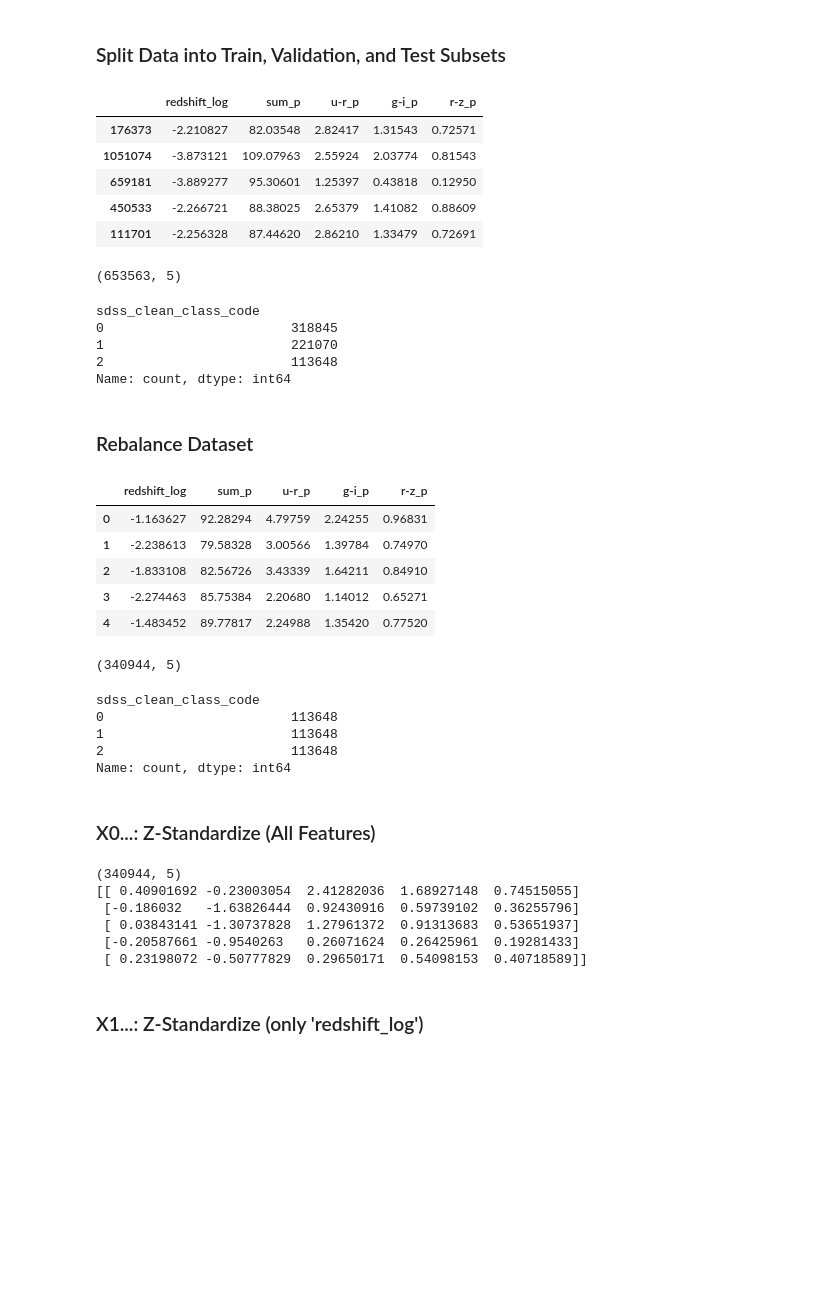
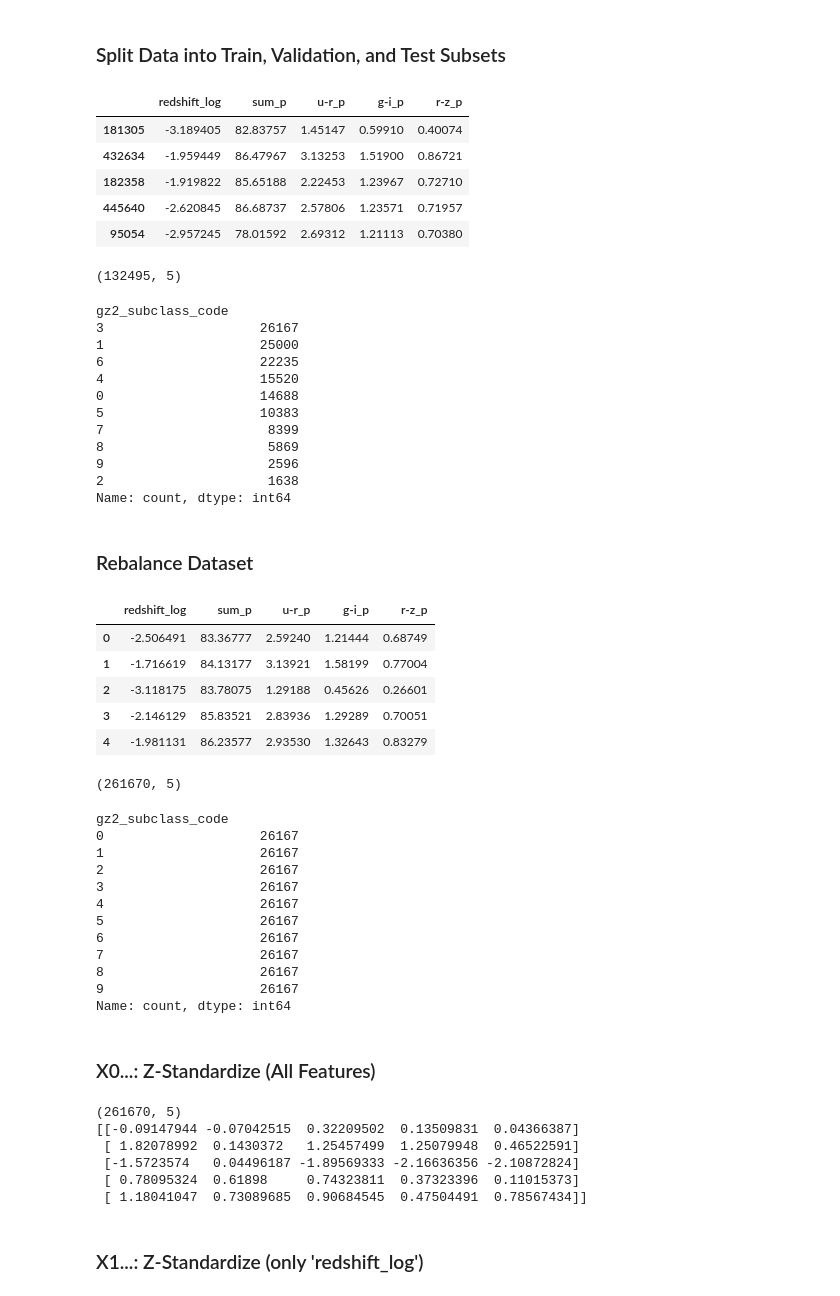
Before and after one commit to jspencermorris/galaxies_sdss, a Jupyter notebook: notebooks/jsm_modeling_tabular.ipynb, the cells around one changed output. Saved outputs shown, nothing was run; the diff lists cells and outputs as text; code cells hidden in the pictures; blank space fills up the shorter version.

```diff
--- a/notebooks/jsm_modeling_tabular.ipynb
+++ b/notebooks/jsm_modeling_tabular.ipynb
@@ -477,7 +528,7 @@ def jsm_plot_history(hist):
 # %%
 # specify secondary dataset based on inclusion of all objects ('superclass'), only labeled galaxies ('galaxies'), or only labeled stars ('stars')
 
-objects = 'superclass'
+objects = 'galaxies'
 
 class_column, sdss_secondary, label_map, label_codes, label_names = jsm_specify_objects(objects, min_set_size=1000)
 print(f"\n{class_column = }")
@@ -512,39 +563,53 @@ print(X_train.shape)
 display(y_train.value_counts())
 # %% [output]
 |  | redshift_log | sum_p | u-r_p | g-i_p | r-z_p |
-| 176373 | -2.210827 | 82.03548 | 2.82417 | 1.31543 | 0.72571 |
-| 1051074 | -3.873121 | 109.07963 | 2.55924 | 2.03774 | 0.81543 |
-| 659181 | -3.889277 | 95.30601 | 1.25397 | 0.43818 | 0.12950 |
-| 450533 | -2.266721 | 88.38025 | 2.65379 | 1.41082 | 0.88609 |
-| 111701 | -2.256328 | 87.44620 | 2.86210 | 1.33479 | 0.72691 |
+| 181305 | -3.189405 | 82.83757 | 1.45147 | 0.59910 | 0.40074 |
+| 432634 | -1.959449 | 86.47967 | 3.13253 | 1.51900 | 0.86721 |
+| 182358 | -1.919822 | 85.65188 | 2.22453 | 1.23967 | 0.72710 |
+| 445640 | -2.620845 | 86.68737 | 2.57806 | 1.23571 | 0.71957 |
+| 95054 | -2.957245 | 78.01592 | 2.69312 | 1.21113 | 0.70380 |
-(653563, 5)
+(132495, 5)
-sdss_clean_class_code
-0                        318845
-1                        221070
-2                        113648
+gz2_subclass_code
+3                    26167
+1                    25000
+6                    22235
+4                    15520
+0                    14688
+5                    10383
+7                     8399
+8                     5869
+9                     2596
+2                     1638
 Name: count, dtype: int64
 # %% [markdown]
 ### Rebalance Dataset
 # %%
 # balance dataset (returns as df)
 
-X_train, y_train = jsm_rebalance(X_train, y_train, class_column, mode='rarest') # mode is either 'smote' or 'rarest'
+X_train, y_train = jsm_rebalance(X_train, y_train, class_column, mode='smote') # mode is either 'smote' or 'rarest'
 
 display(X_train.head(5))
 print(X_train.shape)
 display(y_train.value_counts())
 # %% [output]
 |  | redshift_log | sum_p | u-r_p | g-i_p | r-z_p |
-| 0 | -1.163627 | 92.28294 | 4.79759 | 2.24255 | 0.96831 |
-| 1 | -2.238613 | 79.58328 | 3.00566 | 1.39784 | 0.74970 |
-| 2 | -1.833108 | 82.56726 | 3.43339 | 1.64211 | 0.84910 |
-| 3 | -2.274463 | 85.75384 | 2.20680 | 1.14012 | 0.65271 |
-| 4 | -1.483452 | 89.77817 | 2.24988 | 1.35420 | 0.77520 |
+| 0 | -2.506491 | 83.36777 | 2.59240 | 1.21444 | 0.68749 |
+| 1 | -1.716619 | 84.13177 | 3.13921 | 1.58199 | 0.77004 |
+| 2 | -3.118175 | 83.78075 | 1.29188 | 0.45626 | 0.26601 |
+| 3 | -2.146129 | 85.83521 | 2.83936 | 1.29289 | 0.70051 |
+| 4 | -1.981131 | 86.23577 | 2.93530 | 1.32643 | 0.83279 |
-(340944, 5)
+(261670, 5)
-sdss_clean_class_code
-0                        113648
-1                        113648
-2                        113648
+gz2_subclass_code
+0                    26167
+1                    26167
+2                    26167
+3                    26167
+4                    26167
+5                    26167
+6                    26167
+7                    26167
+8                    26167
+9                    26167
 Name: count, dtype: int64
 # %% [markdown]
 ### X0...: Z-Standardize (All Features)
@@ -561,12 +626,12 @@ X0_test = scaler0.transform(X_test)
 print(X0_train.shape)
 print(X0_train[0:5,0:5])
 # %% [output]
-(340944, 5)
-[[ 0.40901692 -0.23003054  2.41282036  1.68927148  0.74515055]
- [-0.186032   -1.63826444  0.92430916  0.59739102  0.36255796]
- [ 0.03843141 -1.30737828  1.27961372  0.91313683  0.53651937]
- [-0.20587661 -0.9540263   0.26071624  0.26425961  0.19281433]
- [ 0.23198072 -0.50777829  0.29650171  0.54098153  0.40718589]]
+(261670, 5)
+[[-0.09147944 -0.07042515  0.32209502  0.13509831  0.04366387]
+ [ 1.82078992  0.1430372   1.25457499  1.25079948  0.46522591]
+ [-1.5723574   0.04496187 -1.89569333 -2.16636356 -2.10872824]
+ [ 0.78095324  0.61898     0.74323811  0.37323396  0.11015373]
+ [ 1.18041047  0.73089685  0.90684545  0.47504491  0.78567434]]
 # %% [markdown]
 ### X1...: Z-Standardize (only 'redshift_log')
 # %%
```
Also changed, not shown: parts of 25 cells of this notebook.
